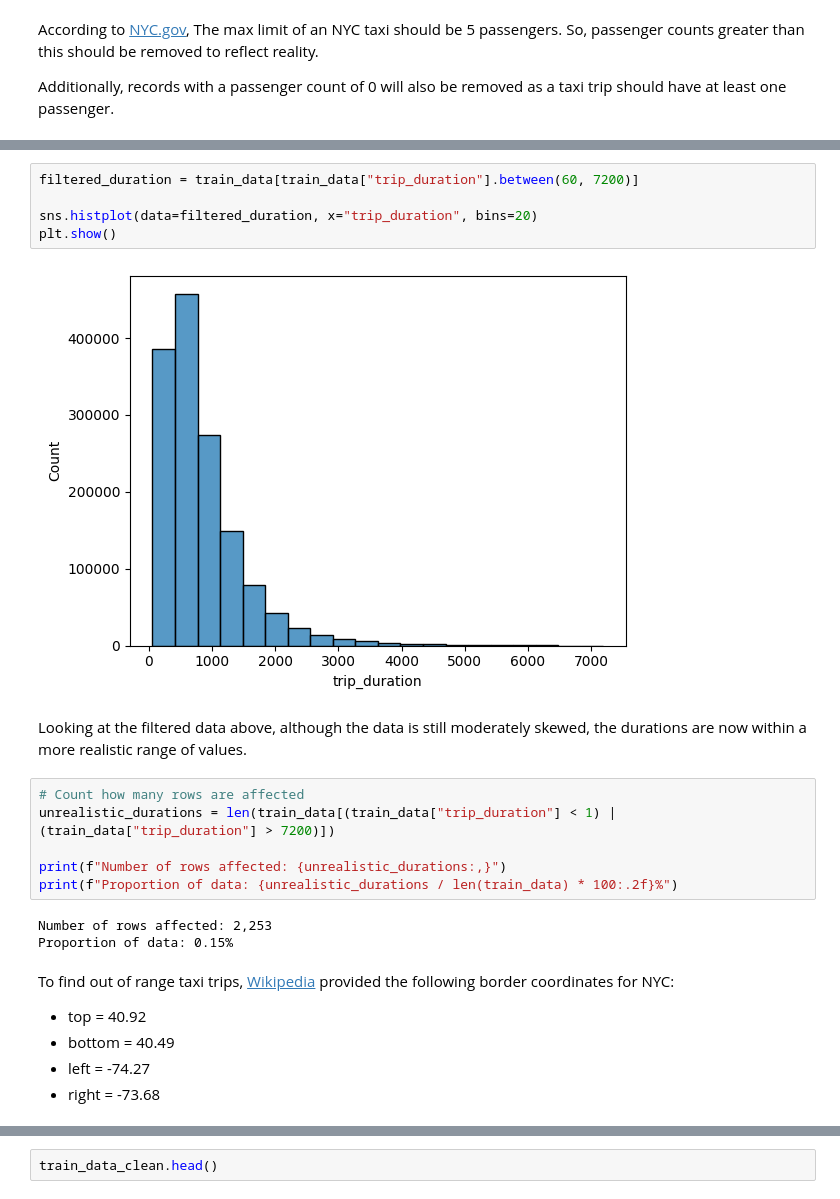
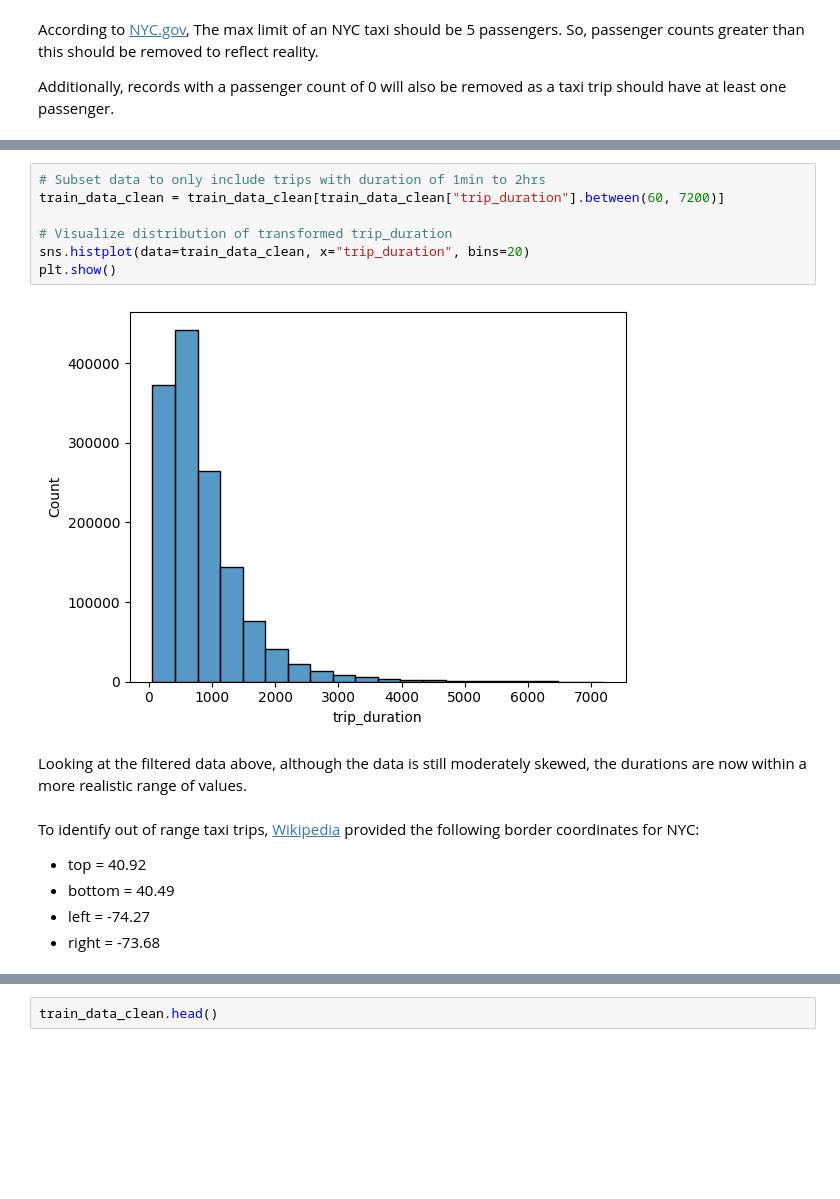
Before and after one commit to rimvelvet31/nyc-taxi-trip-duration-prediction, a Jupyter notebook: notebook.ipynb, the cells around one changed output, grey strips where cells are left out. Cells and saved outputs as stored; diff of their text form; blank space fills up the shorter version.

```diff
--- a/notebook.ipynb
+++ b/notebook.ipynb
@@ -192,23 +248,16 @@ Thus, records with unrealistic durations will be excluded. For this context, the
 # %%
-filtered_duration = train_data[train_data["trip_duration"].between(60, 7200)]
+# Subset data to only include trips with duration of 1min to 2hrs
+train_data_clean = train_data_clean[train_data_clean["trip_duration"].between(60, 7200)]
 
-sns.histplot(data=filtered_duration, x="trip_duration", bins=20)
+# Visualize distribution of transformed trip_duration
+sns.histplot(data=train_data_clean, x="trip_duration", bins=20)
 plt.show()
 # %% [output]
-[figure, old version]
+[figure, new version]
 # %% [markdown]
 Looking at the filtered data above, although the data is still moderately skewed, the durations are now within a more realistic range of values.
-# %%
-# Count how many rows are affected
-unrealistic_durations = len(train_data[(train_data["trip_duration"] < 1) | (train_data["trip_duration"] > 7200)])
-
-print(f"Number of rows affected: {unrealistic_durations:,}")
-print(f"Proportion of data: {unrealistic_durations / len(train_data) * 100:.2f}%")
-# %% [output]
-Number of rows affected: 2,253
-Proportion of data: 0.15%
 # %% [markdown]
-To find out of range taxi trips, [Wikipedia](https://en.wikipedia.org/wiki/Module:Location_map/data/USA_New_York_City) provided the following border coordinates for NYC:
+To identify out of range taxi trips, [Wikipedia](https://en.wikipedia.org/wiki/Module:Location_map/data/USA_New_York_City) provided the following border coordinates for NYC:
 
 - top = 40.92
 - bottom = 40.49
```
Also changed, not shown: parts of 63 cells of this notebook, 1 other file.
